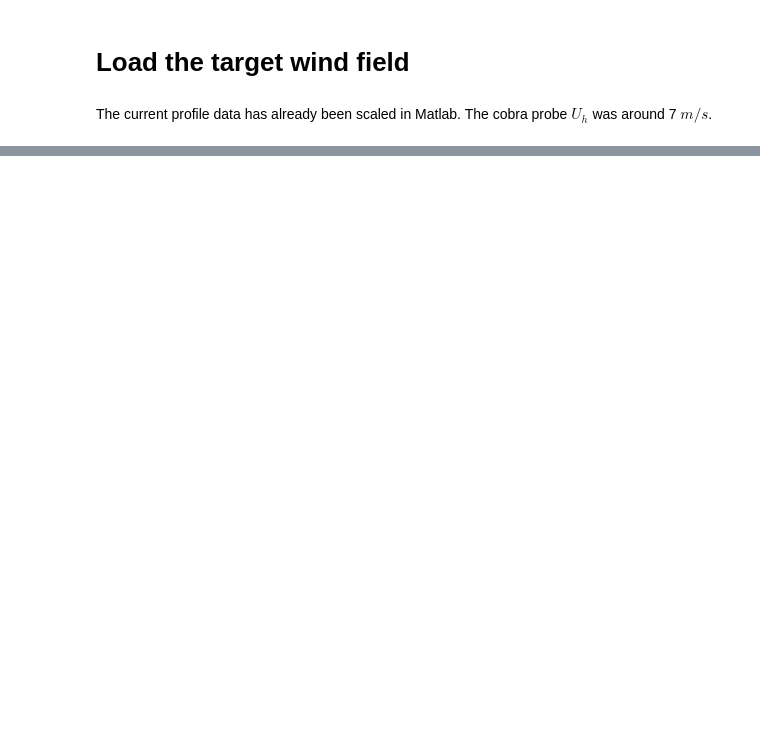
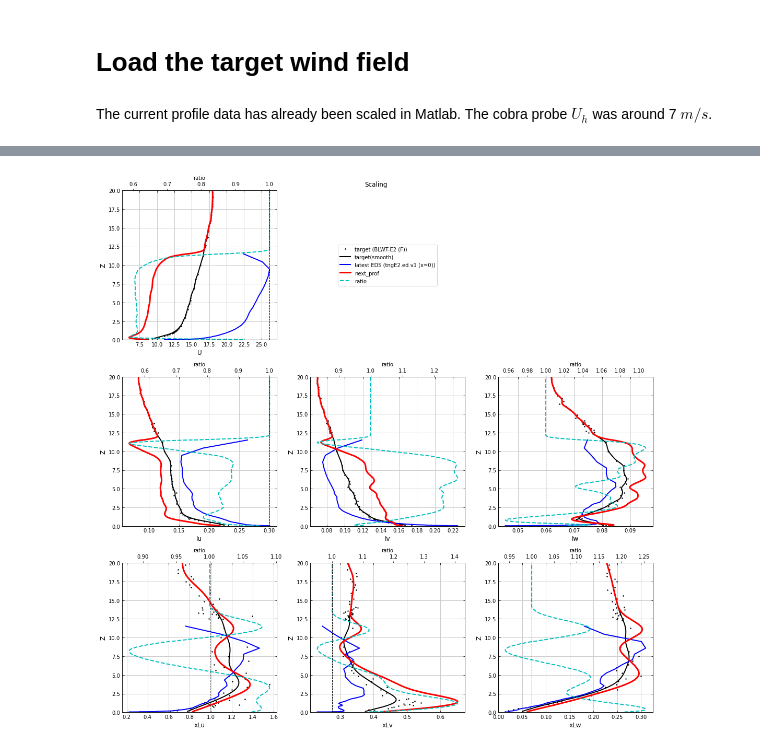
Before and after one commit to Tsinuel/windCalc, a Jupyter notebook: src/notebooks/CandC_load/lab_DFSR_2.ipynb, the cells around one changed output, grey strips where cells are left out. Drawn from its saved outputs; the diff is of its cells as text; code cells hidden in the pictures; blank space fills up the shorter version.

```diff
--- a/src/notebooks/CandC_load/lab_DFSR_2.ipynb
+++ b/src/notebooks/CandC_load/lab_DFSR_2.ipynb
@@ -226,0 +169,11 @@ print(wtVel_E2.stat_at_H('xLw'))
+# %%
+rnd = 3
+prof = infl_E2.writeProfile(
+                            # dir=inflowDir_E2 + f'tuning/infl.r{rnd}/',
+                            name='profile',
+                            rnd=rnd,
+                            zLim=[0,20],
+                            debugMode=True,
+                            figsize=[15,15])
+# %% [output]
+[figure, added]
```
Also changed, not shown: parts of 10 cells of this notebook, 7 other files.
